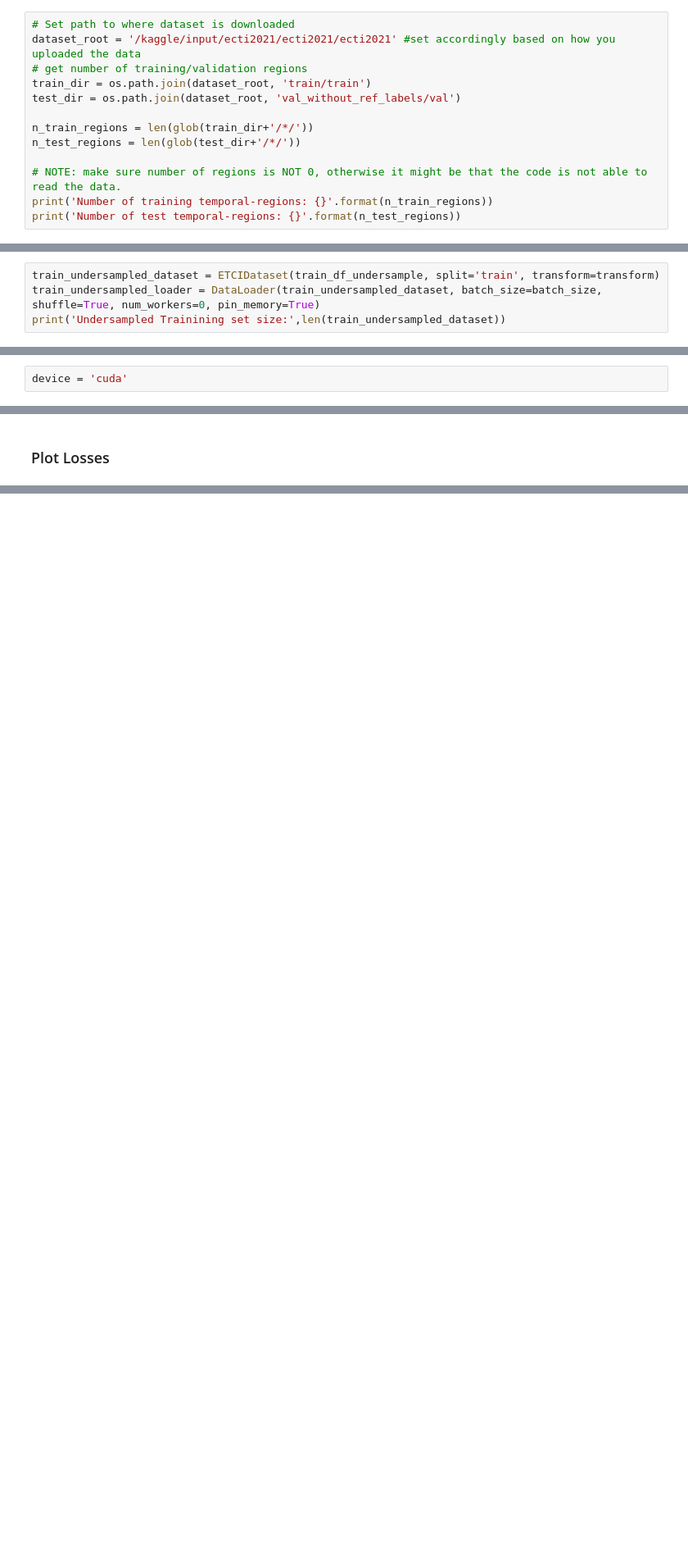
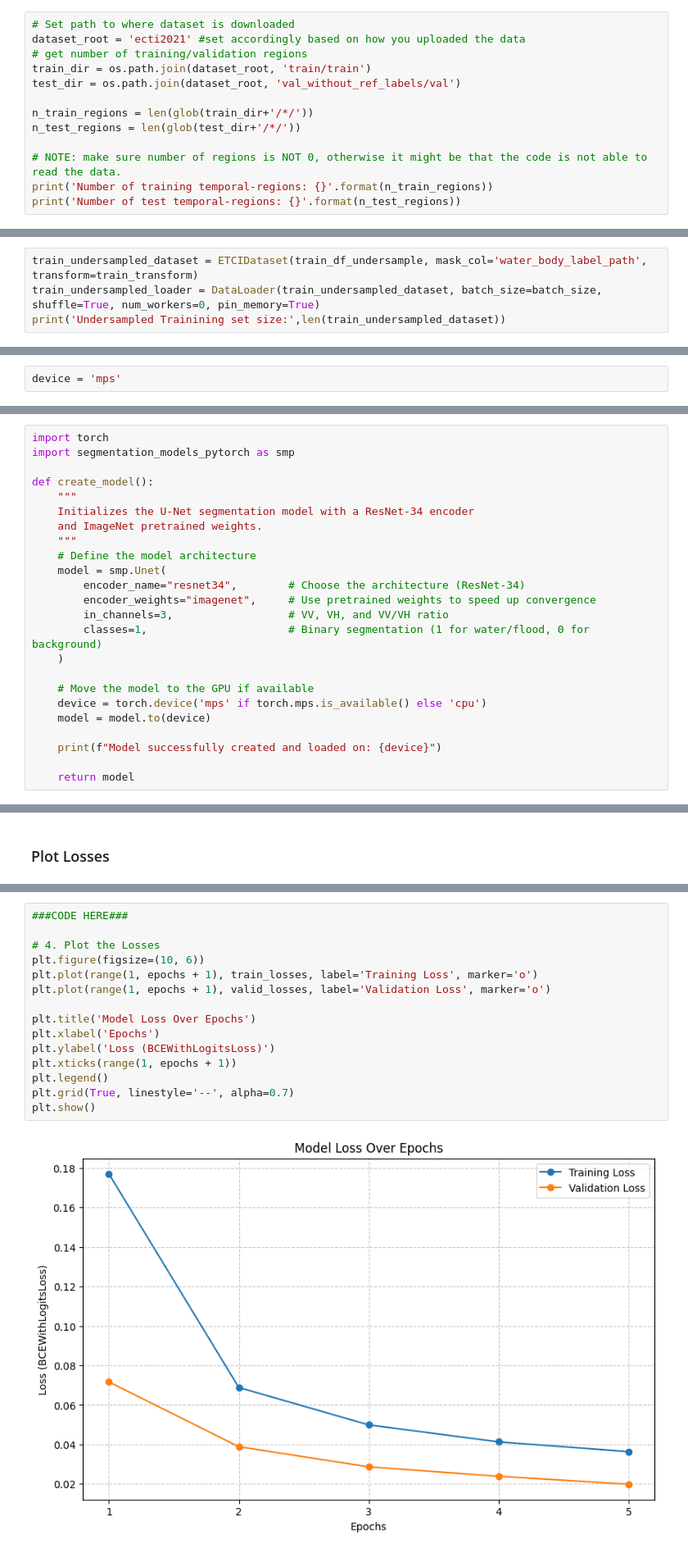
Before and after one commit to ericGutierrezM/projects_applications_dl, a Jupyter notebook: homework_3/Assignment_03_model_training_Kaggle.ipynb, the cells around one changed output, grey strips where cells are left out. Shown at 82% size. Saved outputs shown, nothing was run; the diff lists cells and outputs as text; blank space fills up the shorter version.

Commit message:
questions 2-6 and model 1 and 2 files

```diff
--- a/homework_3/Assignment_03_model_training_Kaggle.ipynb
+++ b/homework_3/Assignment_03_model_training_Kaggle.ipynb
@@ -57,7 +76,7 @@ from torch.utils.data import Dataset, DataLoader
 ## Load the dataset files
 # %%
 # Set path to where dataset is downloaded
-dataset_root = '/kaggle/input/ecti2021/ecti2021/ecti2021' #set accordingly based on how you uploaded the data
+dataset_root = 'ecti2021' #set accordingly based on how you uploaded the data
 # get number of training/validation regions
 train_dir = os.path.join(dataset_root, 'train/train')
 test_dir = os.path.join(dataset_root, 'val_without_ref_labels/val')
@@ -364,6 +553,6 @@ batch_size = 64
 train_loader = DataLoader(train_dataset, batch_size=batch_size, shuffle=True, num_workers=0, pin_memory=True)
 valid_loader = DataLoader(valid_dataset, batch_size=batch_size, shuffle=False, num_workers=0, pin_memory=True)
 # %%
-train_undersampled_dataset = ETCIDataset(train_df_undersample, split='train', transform=transform)
+train_undersampled_dataset = ETCIDataset(train_df_undersample, mask_col='water_body_label_path', transform=train_transform)
 train_undersampled_loader = DataLoader(train_undersampled_dataset, batch_size=batch_size, shuffle=True, num_workers=0, pin_memory=True)
 print('Undersampled Trainining set size:',len(train_undersampled_dataset))
@@ -370,7 +561,7 @@ print('Undersampled Trainining set size:',len(train_undersampled_dataset))
 # %% [markdown]
 ## Deep learning model creation
 # %%
-device = 'cuda'
+device = 'mps'
 # %% [markdown]
 **Question 4 —** Choose and implement a segmentation model from the [Segmentation Models](https://github.com/qubvel/segmentation_models.pytorch) package.
 
@@ -386,3 +587,27 @@ def create_model():
+# %%
+import torch
+import segmentation_models_pytorch as smp
+
+def create_model():
+    """
+    Initializes the U-Net segmentation model with a ResNet-34 encoder
+    and ImageNet pretrained weights.
+    """
+    # Define the model architecture
+    model = smp.Unet(
+        encoder_name="resnet34",        # Choose the architecture (ResNet-34)
+        encoder_weights="imagenet",     # Use pretrained weights to speed up convergence
+        in_channels=3,                  # VV, VH, and VV/VH ratio
+        classes=1,                      # Binary segmentation (1 for water/flood, 0 for background)
+    )
+
+    # Move the model to the GPU if available
+    device = torch.device('mps' if torch.mps.is_available() else 'cpu')
+    model = model.to(device)
+
+    print(f"Model successfully created and loaded on: {device}")
+
+    return model
 # %%
 model_1 = create_model()
 model_1.to(device) # load model into GPU memory
@@ -450,3 +806,20 @@ criteria_no_weights = nn.CrossEntropyLoss(weight=None)
+# %%
+###CODE HERE###
+
+# 4. Plot the Losses
+plt.figure(figsize=(10, 6))
+plt.plot(range(1, epochs + 1), train_losses, label='Training Loss', marker='o')
+plt.plot(range(1, epochs + 1), valid_losses, label='Validation Loss', marker='o')
+
+plt.title('Model Loss Over Epochs')
+plt.xlabel('Epochs')
+plt.ylabel('Loss (BCEWithLogitsLoss)')
+plt.xticks(range(1, epochs + 1))
+plt.legend()
+plt.grid(True, linestyle='--', alpha=0.7)
+plt.show()
+# %% [output]
+[figure, added]
 # %% [markdown]
 ## Train model on the undersampled dataset
 # %% [markdown]
```
Also changed, not shown: parts of 36 cells of this notebook, 2 other files.
